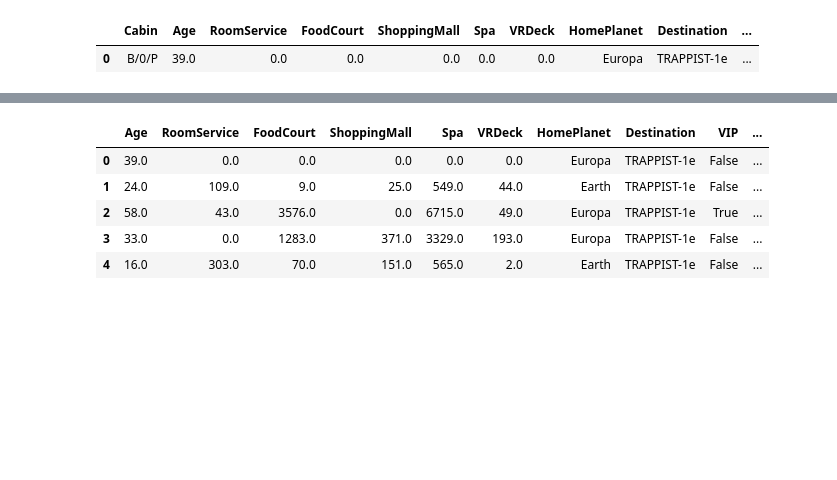
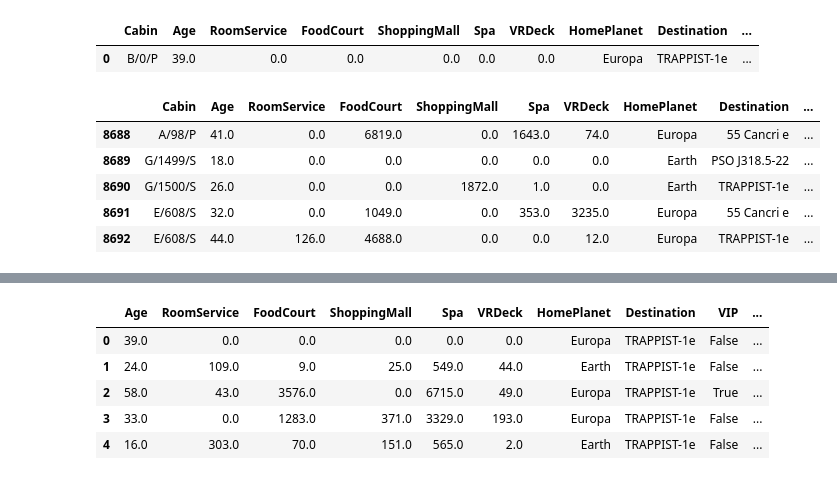
Before and after one commit to rick-a-commits/space_ship_titanic, a Jupyter notebook: 1. Data_cleaning_and_EDA.ipynb, the cells around one changed output, grey strips where cells are left out. Cells and saved outputs as stored; diff of their text form; code cells hidden in the pictures; blank space fills up the shorter version.

```diff
--- a/1. Data_cleaning_and_EDA.ipynb
+++ b/1. Data_cleaning_and_EDA.ipynb
@@ -173,3 +173,16 @@ filled_df.head(1)
 | 0 | B/0/P | 39.0 | 0.0 | 0.0 | 0.0 | 0.0 | 0.0 | Europa | TRAPPIST-1e | ... |
 # %%
 filled_df['cabin_group'] = filled_df['Cabin'].str[:1]
+filled_df['cabin_number'] = filled_df['Cabin'].str.extract(r"/([^/]+)/")
+filled_df['cabin_side'] = filled_df['Cabin'].str.extract(r"/([^/]+)$")
+# %%
+filled_df['passenger_group'] = filled_df['PassengerId'].str[:4]
+# %%
+filled_df.tail()
+# %% [output]
+|  | Cabin | Age | RoomService | FoodCourt | ShoppingMall | Spa | VRDeck | HomePlanet | Destination | ... |
+| 8688 | A/98/P | 41.0 | 0.0 | 6819.0 | 0.0 | 1643.0 | 74.0 | Europa | 55 Cancri e | ... |
+| 8689 | G/1499/S | 18.0 | 0.0 | 0.0 | 0.0 | 0.0 | 0.0 | Earth | PSO J318.5-22 | ... |
+| 8690 | G/1500/S | 26.0 | 0.0 | 0.0 | 1872.0 | 1.0 | 0.0 | Earth | TRAPPIST-1e | ... |
+| 8691 | E/608/S | 32.0 | 0.0 | 1049.0 | 0.0 | 353.0 | 3235.0 | Europa | 55 Cancri e | ... |
+| 8692 | E/608/S | 44.0 | 126.0 | 4688.0 | 0.0 | 0.0 | 12.0 | Europa | TRAPPIST-1e | ... |
```
Also changed, not shown: parts of 6 cells of this notebook, 4 other files.
